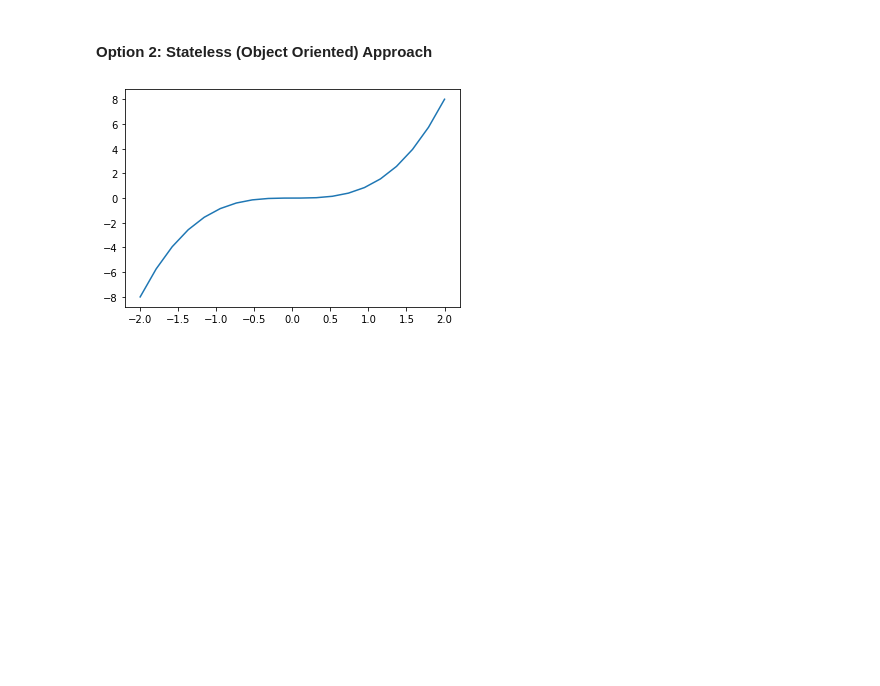
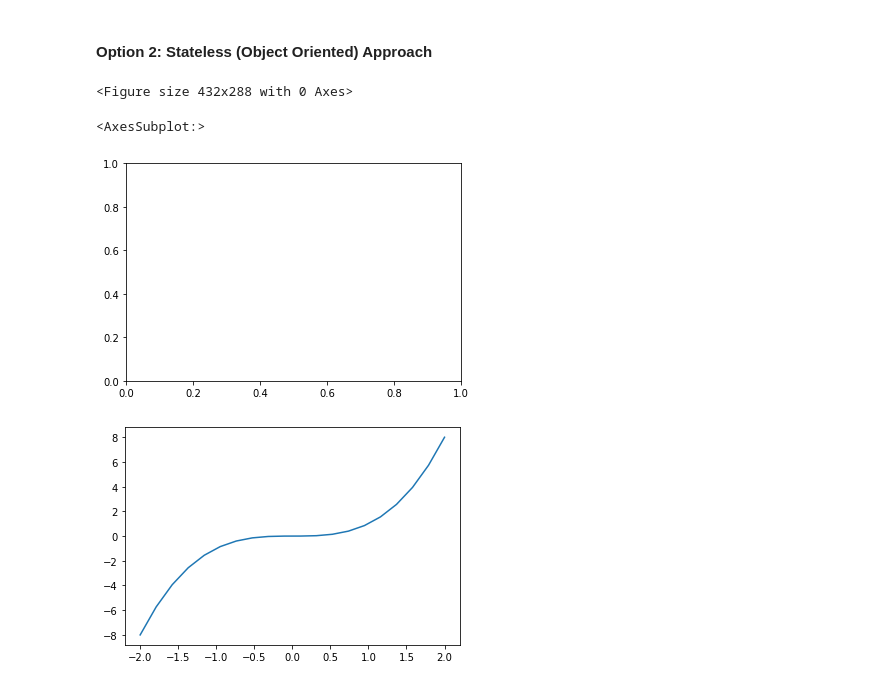
Before and after one commit to tayyabsarfraz/Introduction-to-Data-Analyst-and-Data-Science, a Jupyter notebook: Module no 02- Python for Data Scientists/03 - Data Visualization with Matplotlib and Seaborn/Lec-2.24(Data-Visualization-I).ipynb, the cells around one changed output. Cells and saved outputs as stored; diff of their text form; code cells hidden in the pictures; blank space fills up the shorter version.

```diff
--- a/Module no 02- Python for Data Scientists/03 - Data Visualization with Matplotlib and Seaborn/Lec-2.24(Data-Visualization-I).ipynb
+++ b/Module no 02- Python for Data Scientists/03 - Data Visualization with Matplotlib and Seaborn/Lec-2.24(Data-Visualization-I).ipynb
@@ -82,4 +118,17 @@ plt.show()
 [figure]
 # %% [markdown]
 #### Option 2: Stateless (Object Oriented) Approach
+# %%
+# First of all i create a figure
+fig = plt.figure()
+# %% [output]
+<Figure size 432x288 with 0 Axes>
+# %%
+# After creating a figure, i'm adding a subplot to the figure
+fig = plt.figure()
+ax = fig.add_subplot()
+ax
+# %% [output]
+<AxesSubplot:>
+[figure, added]
 # %%
```
Also changed, not shown: parts of 18 cells of this notebook, 3 other files.
